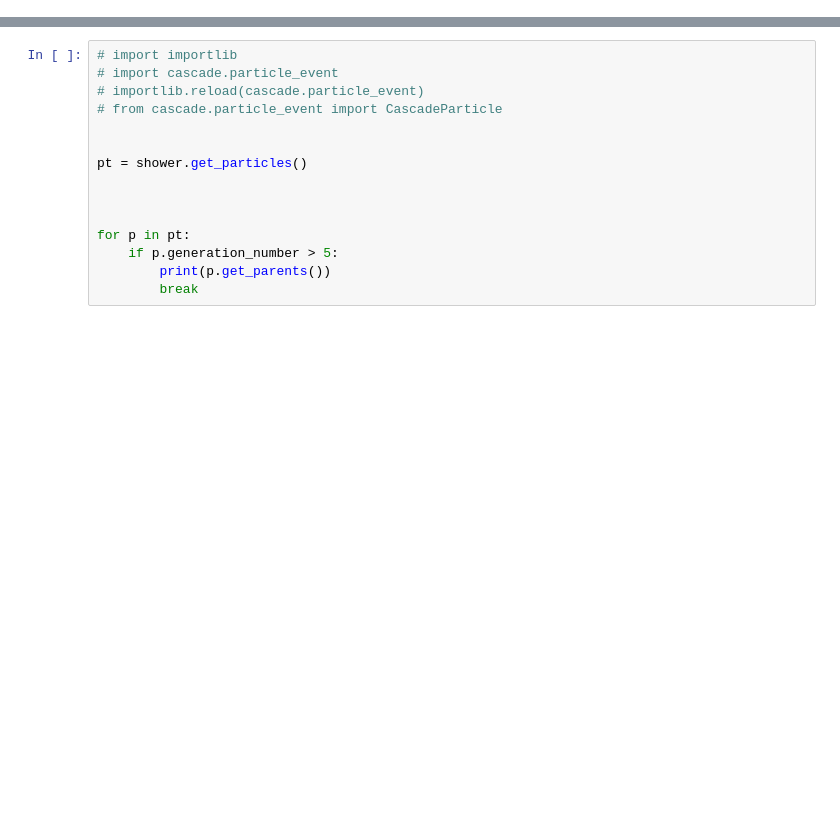
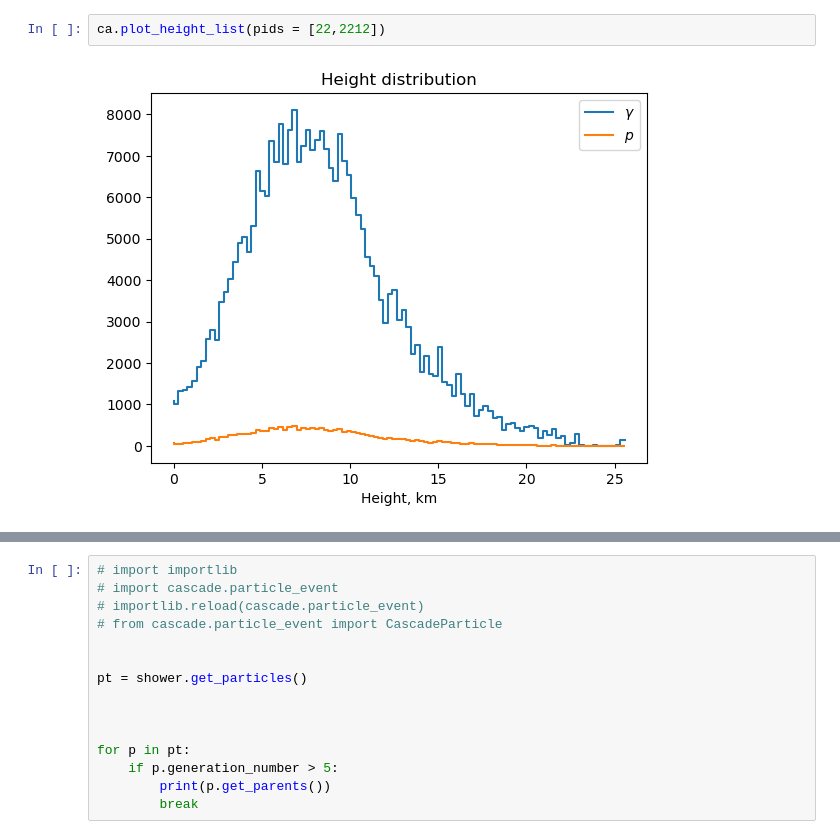
Before and after one commit to jncots/xmax_sigma, a Jupyter notebook: examples/test_cascade_driver.ipynb, the cells around one changed output, grey strips where cells are left out. Cells and saved outputs as stored; diff of their text form; blank space fills up the shorter version.

```diff
--- a/examples/test_cascade_driver.ipynb
+++ b/examples/test_cascade_driver.ipynb
@@ -87,3 +100,7 @@ Min = 0.00 km, Max = 41.90 km
+# %%
+ca.plot_height_list(pids = [22,2212])
+# %% [output]
+[figure, added]
 # %%
 ca.plot_energy_list(pids = [111, 22],
                     all_pids = True, xrange = (1e8, 1e14), nbins = 100)
```
Also changed, not shown: parts of 11 cells of this notebook, 5 other files.
